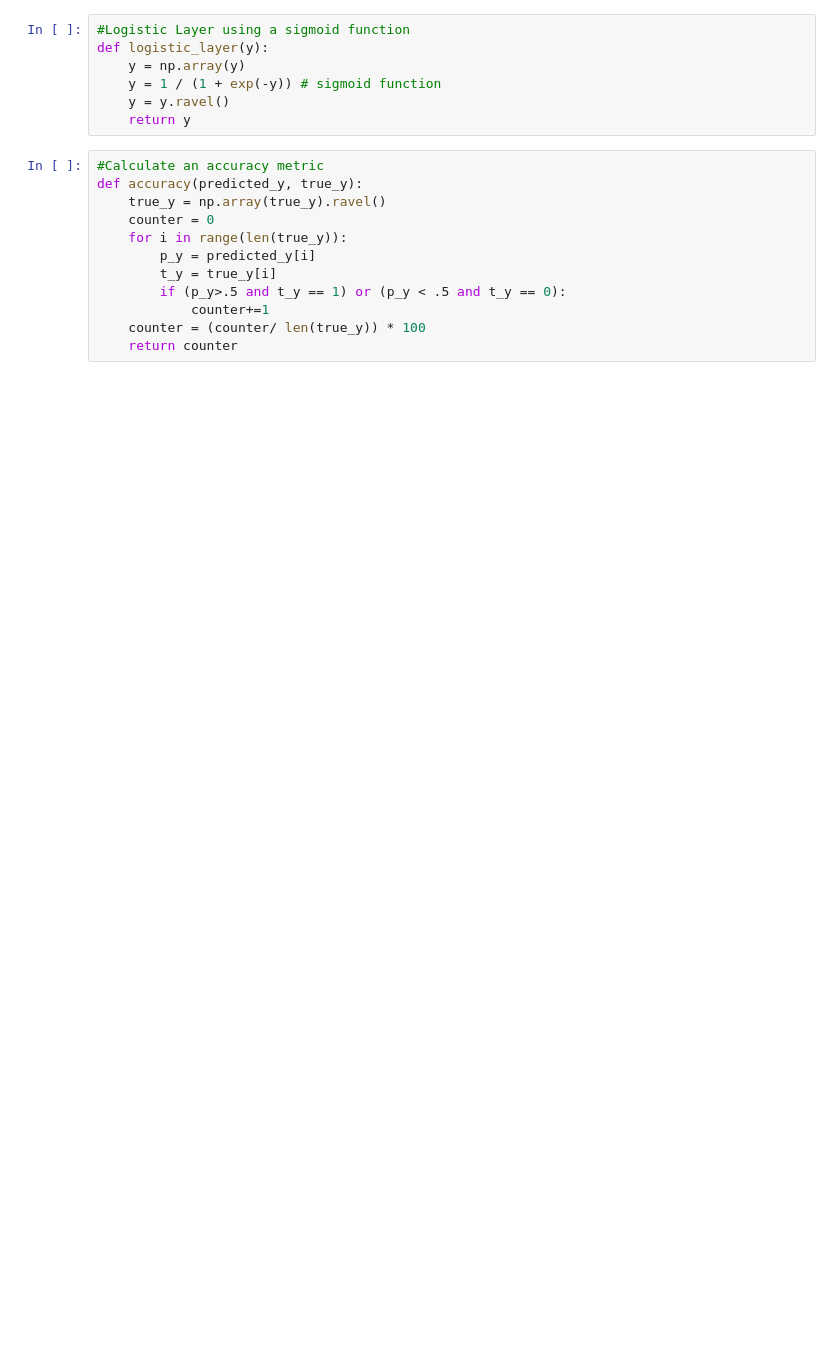
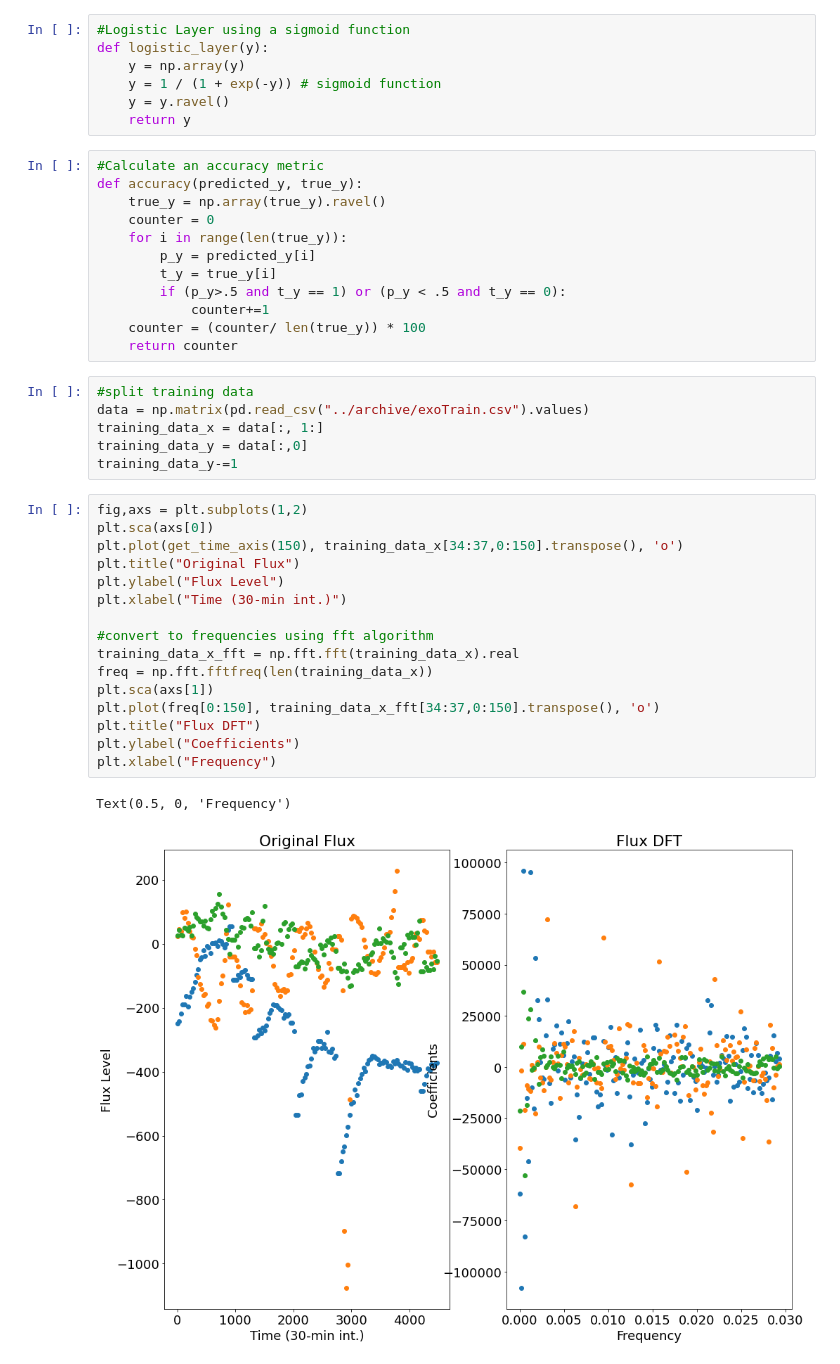
Before and after one commit to timzhen38/EDM, a Jupyter notebook: Models/Multi-LR-DFT.ipynb, the cells around one changed output. Saved outputs shown, nothing was run; the diff lists cells and outputs as text; blank space fills up the shorter version.

```diff
--- a/Models/Multi-LR-DFT.ipynb
+++ b/Models/Multi-LR-DFT.ipynb
@@ -204,3 +51,28 @@ def accuracy(predicted_y, true_y):
             counter+=1
     counter = (counter/ len(true_y)) * 100
     return counter
+# %%
+#split training data
+data = np.matrix(pd.read_csv("../archive/exoTrain.csv").values)
+training_data_x = data[:, 1:]
+training_data_y = data[:,0]
+training_data_y-=1
+# %%
+fig,axs = plt.subplots(1,2)
+plt.sca(axs[0])
+plt.plot(get_time_axis(150), training_data_x[34:37,0:150].transpose(), 'o')
+plt.title("Original Flux")
+plt.ylabel("Flux Level")
+plt.xlabel("Time (30-min int.)")
+
+#convert to frequencies using fft algorithm
+training_data_x_fft = np.fft.fft(training_data_x).real
+freq = np.fft.fftfreq(len(training_data_x))
+plt.sca(axs[1])
+plt.plot(freq[0:150], training_data_x_fft[34:37,0:150].transpose(), 'o')
+plt.title("Flux DFT")
+plt.ylabel("Coefficients")
+plt.xlabel("Frequency")
+# %% [output]
+Text(0.5, 0, 'Frequency')
+[figure, added]
```
Also changed, not shown: parts of 12 cells of this notebook, 9 other files.
